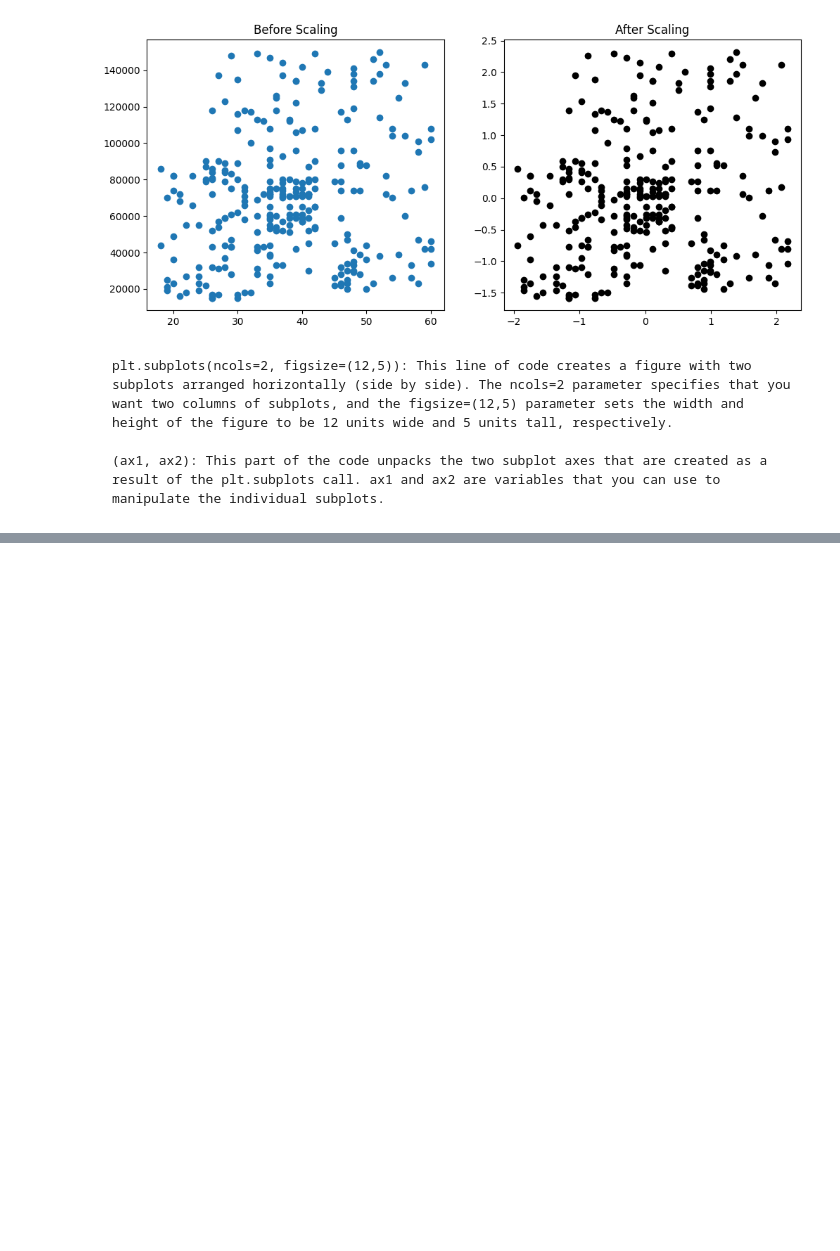
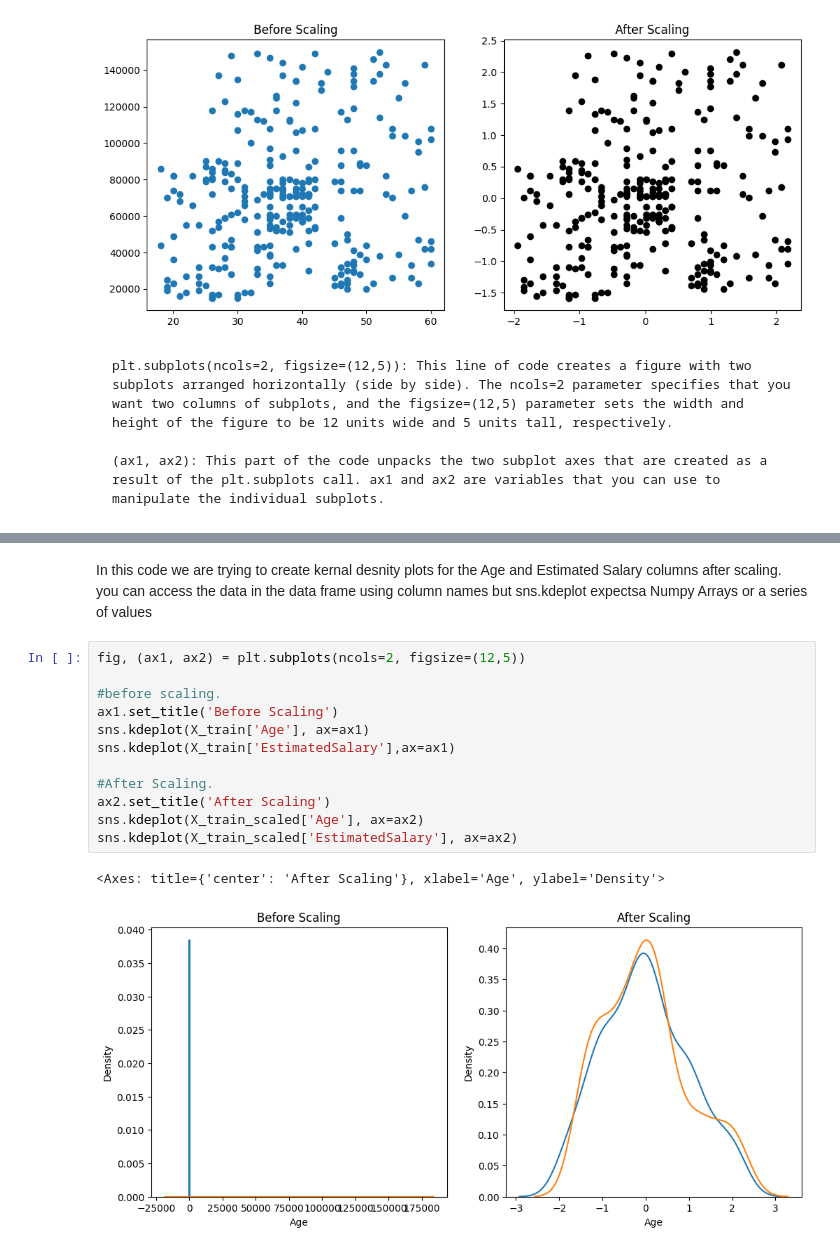
Before and after one commit to ankitsrm/MLLib, a Jupyter notebook: Featur_Scalling.ipynb, the cells around one changed output, grey strips where cells are left out. Saved outputs shown, nothing was run; the diff lists cells and outputs as text; blank space fills up the shorter version.

```diff
--- a/Featur_Scalling.ipynb
+++ b/Featur_Scalling.ipynb
@@ -125,0 +151,17 @@ plt.show()
+# %% [markdown]
+In this code we are trying to create kernal desnity plots for the Age and Estimated Salary columns after scaling. you can access the data in the data frame using column names but sns.kdeplot expectsa Numpy Arrays or a series of values
+# %%
+fig, (ax1, ax2) = plt.subplots(ncols=2, figsize=(12,5))
+
+#before scaling.
+ax1.set_title('Before Scaling')
+sns.kdeplot(X_train['Age'], ax=ax1)
+sns.kdeplot(X_train['EstimatedSalary'],ax=ax1)
+
+#After Scaling.
+ax2.set_title('After Scaling')
+sns.kdeplot(X_train_scaled['Age'], ax=ax2)
+sns.kdeplot(X_train_scaled['EstimatedSalary'], ax=ax2)
+# %% [output]
+<Axes: title={'center': 'After Scaling'}, xlabel='Age', ylabel='Density'>
+[figure, added]
```
Also changed, not shown: parts of 5 cells of this notebook.
